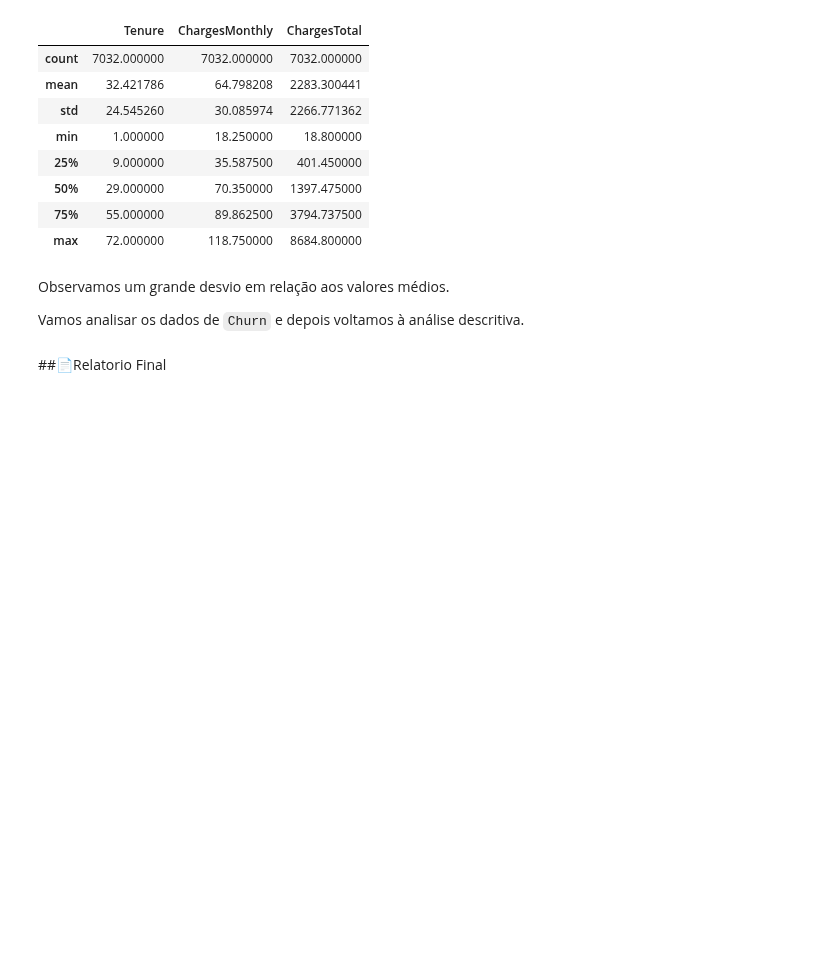
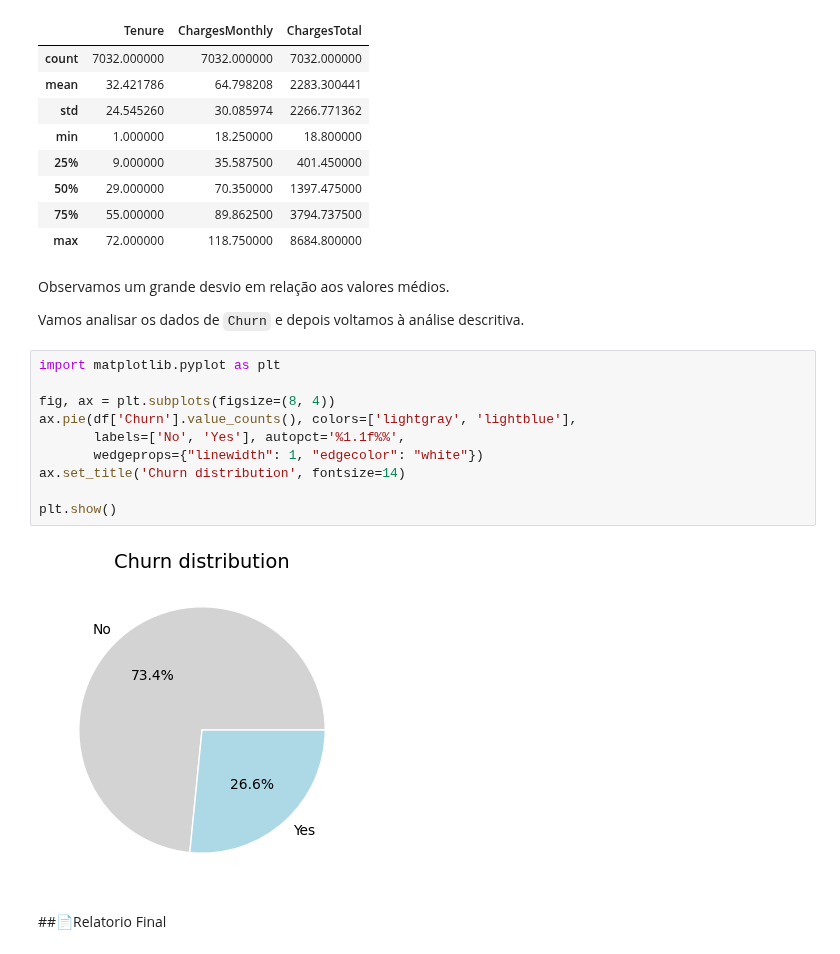
Before and after one commit to rafaelreisramos/oracle-one, a Jupyter notebook: challenge-telecom-x/TelecomX_BR.ipynb, the cells around one changed output. Saved outputs shown, nothing was run; the diff lists cells and outputs as text; blank space fills up the shorter version.

Commit message:
Distribuicao do churn (evasao)

```diff
--- a/challenge-telecom-x/TelecomX_BR.ipynb
+++ b/challenge-telecom-x/TelecomX_BR.ipynb
@@ -371,5 +371,17 @@ df.describe()
 Observamos um grande desvio em relação aos valores médios.
 
 Vamos analisar os dados de `Churn` e depois voltamos à análise descritiva.
+# %%
+import matplotlib.pyplot as plt
+
+fig, ax = plt.subplots(figsize=(8, 4))
+ax.pie(df['Churn'].value_counts(), colors=['lightgray', 'lightblue'],
+       labels=['No', 'Yes'], autopct='%1.1f%%',
+       wedgeprops={"linewidth": 1, "edgecolor": "white"})
+ax.set_title('Churn distribution', fontsize=14)
+
+plt.show()
+# %% [output]
+[figure, added]
 # %% [markdown]
 ##📄Relatorio Final
```
